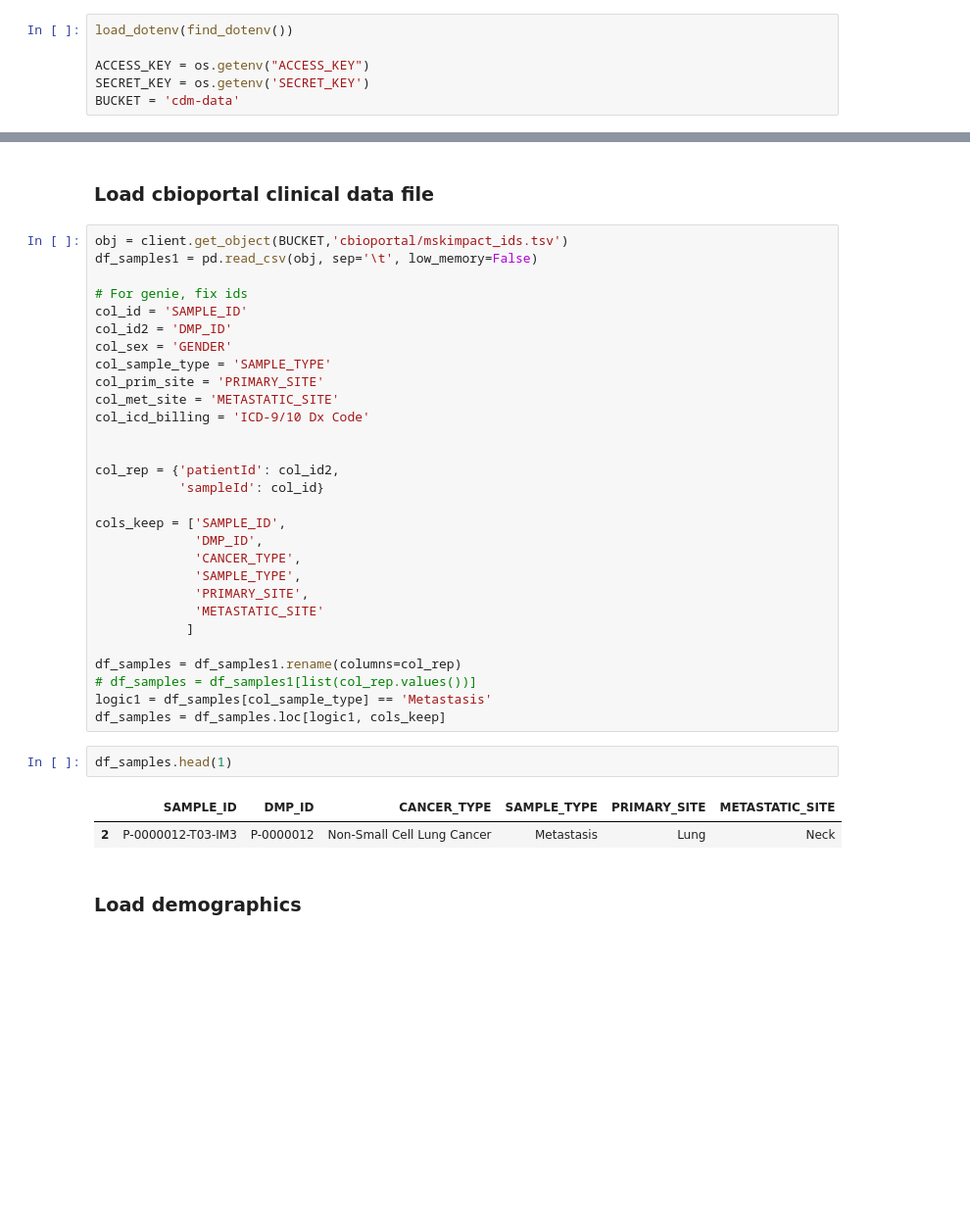
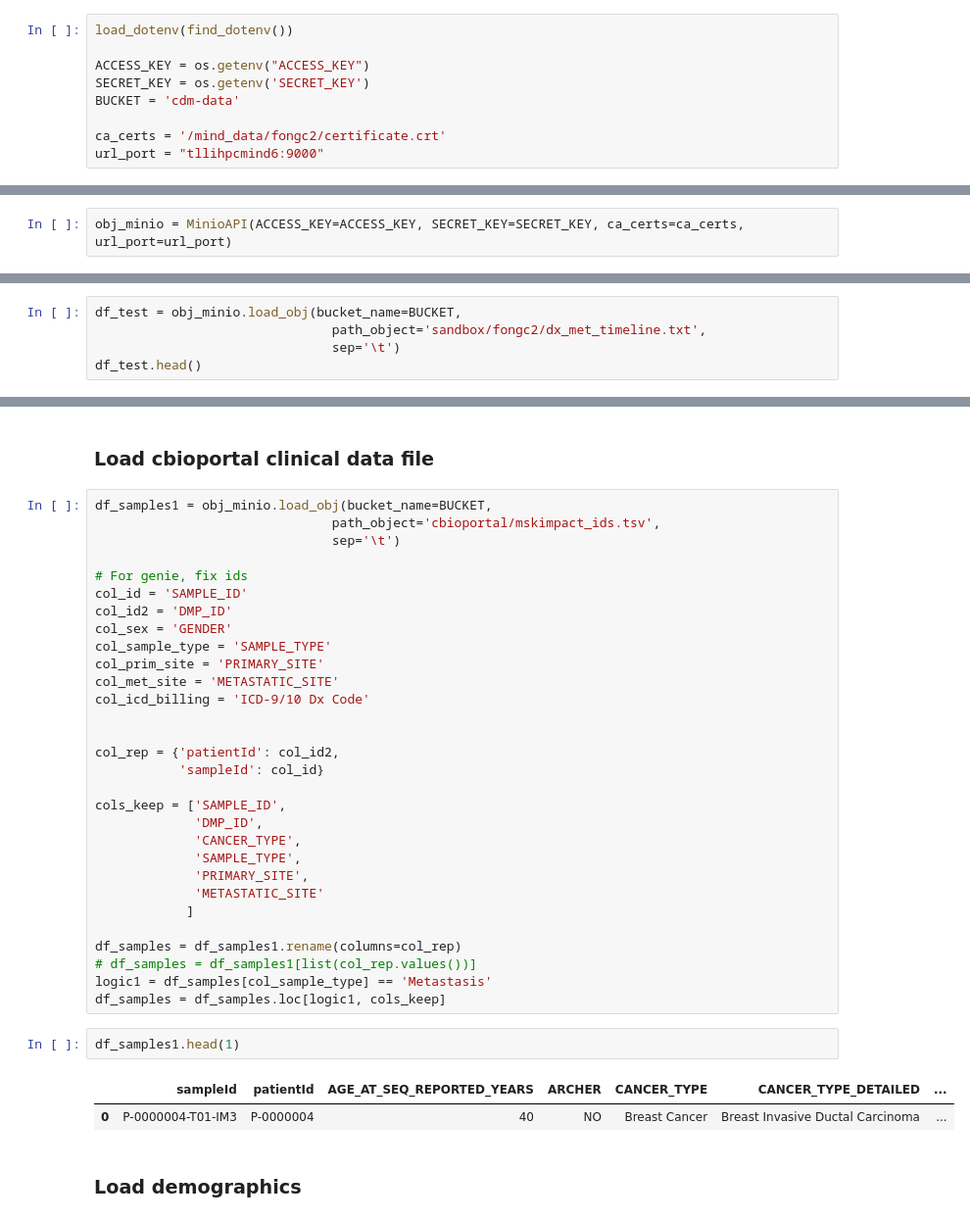
Before and after one commit to clinical-data-mining/organ-site-mapping, a Jupyter notebook: demo_notebooks/met_site_data_creation_impact_scaled.ipynb, the cells around one changed output, grey strips where cells are left out. Shown at 98% size. Drawn from its saved outputs; the diff is of its cells as text; blank space fills up the shorter version.

Commit message:
Updating demo notebook to produce cbioportal timeline

```diff
--- a/demo_notebooks/met_site_data_creation_impact_scaled.ipynb
+++ b/demo_notebooks/met_site_data_creation_impact_scaled.ipynb
@@ -40,3 +79,6 @@ load_dotenv(find_dotenv())
 ACCESS_KEY = os.getenv("ACCESS_KEY")
 SECRET_KEY = os.getenv('SECRET_KEY')
 BUCKET = 'cdm-data'
+
+ca_certs = '/mind_data/fongc2/certificate.crt'
+url_port = "tllihpcmind6:9000"
@@ -66,0 +85,2 @@ summary/IMPACT_Darwin_Sample_Summary.tsv
+# %%
+obj_minio = MinioAPI(ACCESS_KEY=ACCESS_KEY, SECRET_KEY=SECRET_KEY, ca_certs=ca_certs, url_port=url_port)
@@ -66,0 +92,5 @@ summary/IMPACT_Darwin_Sample_Summary.tsv
+# %%
+df_test = obj_minio.load_obj(bucket_name=BUCKET,
+                               path_object='sandbox/fongc2/dx_met_timeline.txt',
+                               sep='\t')
+df_test.head()
@@ -111,8 +148,9 @@ pathfilename_out = os.path.join(path, fname_save_anno)
 # %% [markdown]
 ### Load cbioportal clinical data file
 # %%
-obj = client.get_object(BUCKET,'cbioportal/mskimpact_ids.tsv')
-df_samples1 = pd.read_csv(obj, sep='\t', low_memory=False)
+df_samples1 = obj_minio.load_obj(bucket_name=BUCKET,
+                               path_object='cbioportal/mskimpact_ids.tsv',
+                               sep='\t')
 
 # For genie, fix ids
 col_id = 'SAMPLE_ID'
@@ -140,10 +178,10 @@ df_samples = df_samples1.rename(columns=col_rep)
 logic1 = df_samples[col_sample_type] == 'Metastasis'
 df_samples = df_samples.loc[logic1, cols_keep]
 # %%
-df_samples.head(1)
+df_samples1.head(1)
 # %% [output]
-|  | SAMPLE_ID | DMP_ID | CANCER_TYPE | SAMPLE_TYPE | PRIMARY_SITE | METASTATIC_SITE |
-| 2 | P-0000012-T03-IM3 | P-0000012 | Non-Small Cell Lung Cancer | Metastasis | Lung | Neck |
+|  | sampleId | patientId | AGE_AT_SEQ_REPORTED_YEARS | ARCHER | CANCER_TYPE | CANCER_TYPE_DETAILED | ... |
+| 0 | P-0000004-T01-IM3 | P-0000004 | 40 | NO | Breast Cancer | Breast Invasive Ductal Carcinoma | ... |
 # %% [markdown]
 ### Load demographics
 # %%
```
Also changed, not shown: parts of 34 cells of this notebook.
